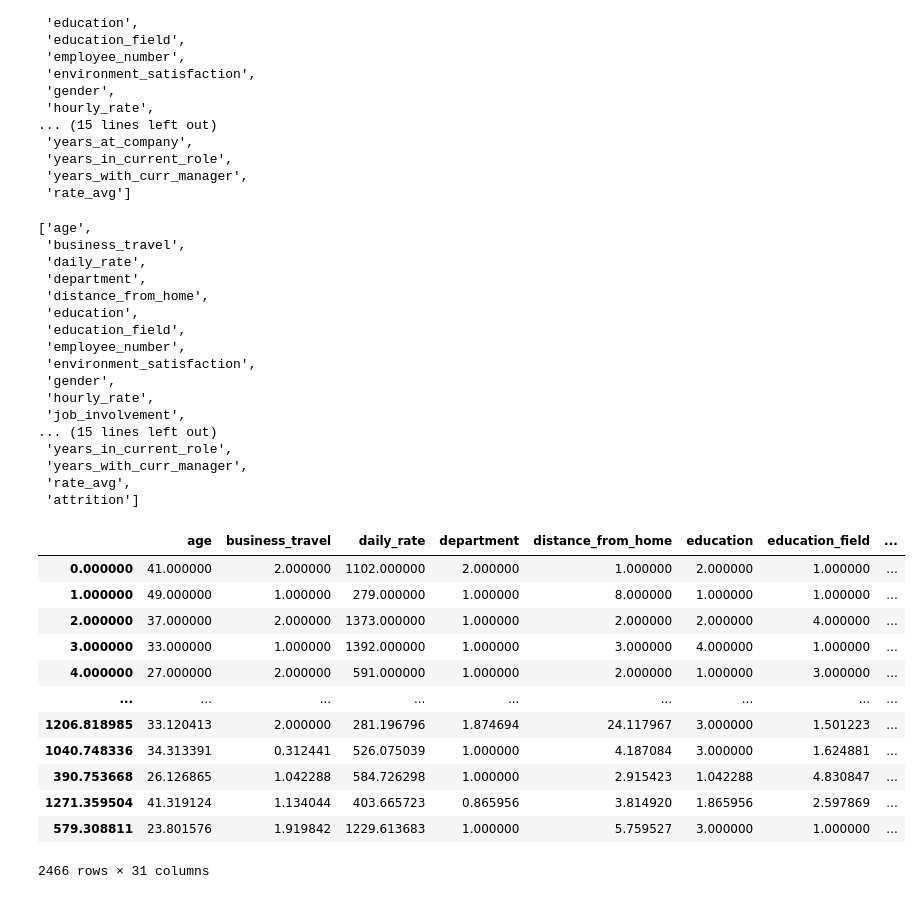
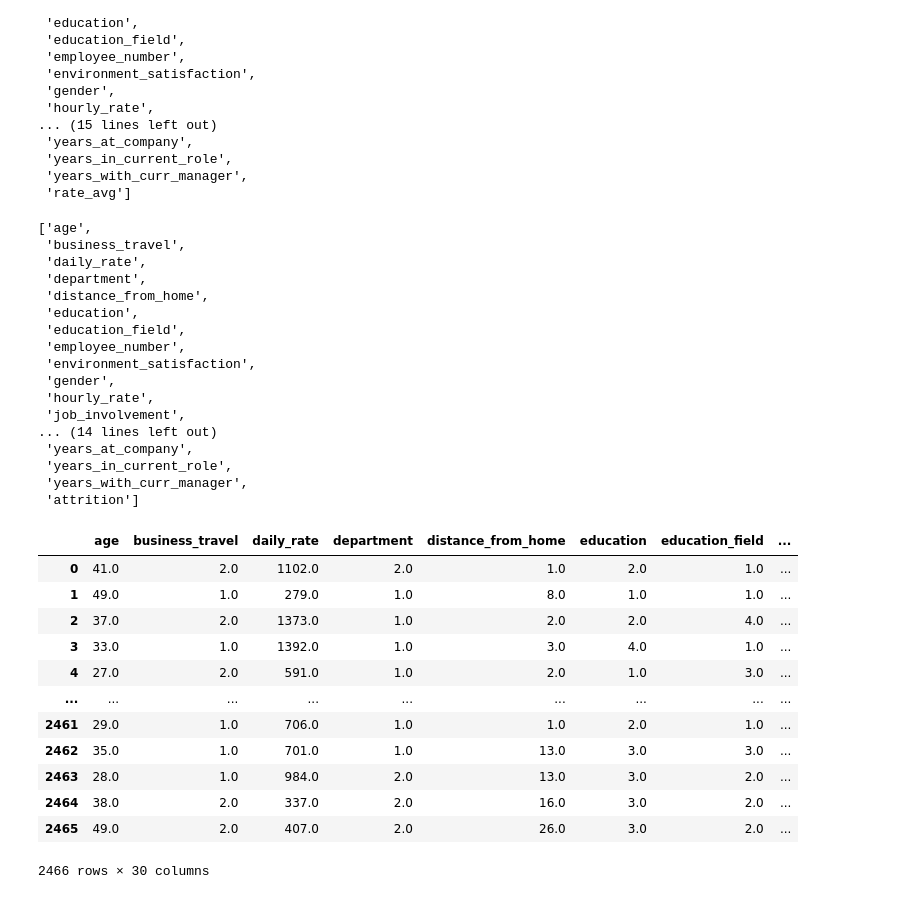
Before and after one commit to afnanrahman/EAFP, a Jupyter notebook: smote_balancing.ipynb, the cells around one changed output. Saved outputs shown, nothing was run; the diff lists cells and outputs as text; code cells hidden in the pictures.

```diff
--- a/smote_balancing.ipynb
+++ b/smote_balancing.ipynb
@@ -99,6 +104,7 @@ col_names
  'rate_avg']
 # %%
 col_names.remove('attrition')
+col_names.remove('rate_avg')
 col_names.append('attrition')
 # %%
 col_names
@@ -115,25 +121,25 @@ col_names
  'gender',
  'hourly_rate',
  'job_involvement',
-... (15 lines left out)
+... (14 lines left out)
+ 'years_at_company',
  'years_in_current_role',
  'years_with_curr_manager',
- 'rate_avg',
  'attrition']
 # %%
-smote_data = pd.read_csv("/content/drive/MyDrive/EAFP_files/smote_data.csv", names = col_names)
+smote_data = pd.read_csv("/content/smote_data_new.csv", names = col_names)
 smote_data
 # %% [output]
 |  | age | business_travel | daily_rate | department | distance_from_home | education | education_field | ... |
-| 0.000000 | 41.000000 | 2.000000 | 1102.000000 | 2.000000 | 1.000000 | 2.000000 | 1.000000 | ... |
-| 1.000000 | 49.000000 | 1.000000 | 279.000000 | 1.000000 | 8.000000 | 1.000000 | 1.000000 | ... |
-| 2.000000 | 37.000000 | 2.000000 | 1373.000000 | 1.000000 | 2.000000 | 2.000000 | 4.000000 | ... |
-| 3.000000 | 33.000000 | 1.000000 | 1392.000000 | 1.000000 | 3.000000 | 4.000000 | 1.000000 | ... |
-| 4.000000 | 27.000000 | 2.000000 | 591.000000 | 1.000000 | 2.000000 | 1.000000 | 3.000000 | ... |
+| 0 | 41.0 | 2.0 | 1102.0 | 2.0 | 1.0 | 2.0 | 1.0 | ... |
+| 1 | 49.0 | 1.0 | 279.0 | 1.0 | 8.0 | 1.0 | 1.0 | ... |
+| 2 | 37.0 | 2.0 | 1373.0 | 1.0 | 2.0 | 2.0 | 4.0 | ... |
+| 3 | 33.0 | 1.0 | 1392.0 | 1.0 | 3.0 | 4.0 | 1.0 | ... |
+| 4 | 27.0 | 2.0 | 591.0 | 1.0 | 2.0 | 1.0 | 3.0 | ... |
 | ... | ... | ... | ... | ... | ... | ... | ... | ... |
-| 1206.818985 | 33.120413 | 2.000000 | 281.196796 | 1.874694 | 24.117967 | 3.000000 | 1.501223 | ... |
-| 1040.748336 | 34.313391 | 0.312441 | 526.075039 | 1.000000 | 4.187084 | 3.000000 | 1.624881 | ... |
-| 390.753668 | 26.126865 | 1.042288 | 584.726298 | 1.000000 | 2.915423 | 1.042288 | 4.830847 | ... |
-| 1271.359504 | 41.319124 | 1.134044 | 403.665723 | 0.865956 | 3.814920 | 1.865956 | 2.597869 | ... |
-| 579.308811 | 23.801576 | 1.919842 | 1229.613683 | 1.000000 | 5.759527 | 3.000000 | 1.000000 | ... |
+| 2461 | 29.0 | 1.0 | 706.0 | 1.0 | 1.0 | 2.0 | 1.0 | ... |
+| 2462 | 35.0 | 1.0 | 701.0 | 1.0 | 13.0 | 3.0 | 3.0 | ... |
+| 2463 | 28.0 | 1.0 | 984.0 | 2.0 | 13.0 | 3.0 | 2.0 | ... |
+| 2464 | 38.0 | 2.0 | 337.0 | 2.0 | 16.0 | 3.0 | 2.0 | ... |
+| 2465 | 49.0 | 2.0 | 407.0 | 2.0 | 26.0 | 3.0 | 2.0 | ... |
-2466 rows × 31 columns
+2466 rows × 30 columns
```
Also changed, not shown: parts of 13 cells of this notebook.
